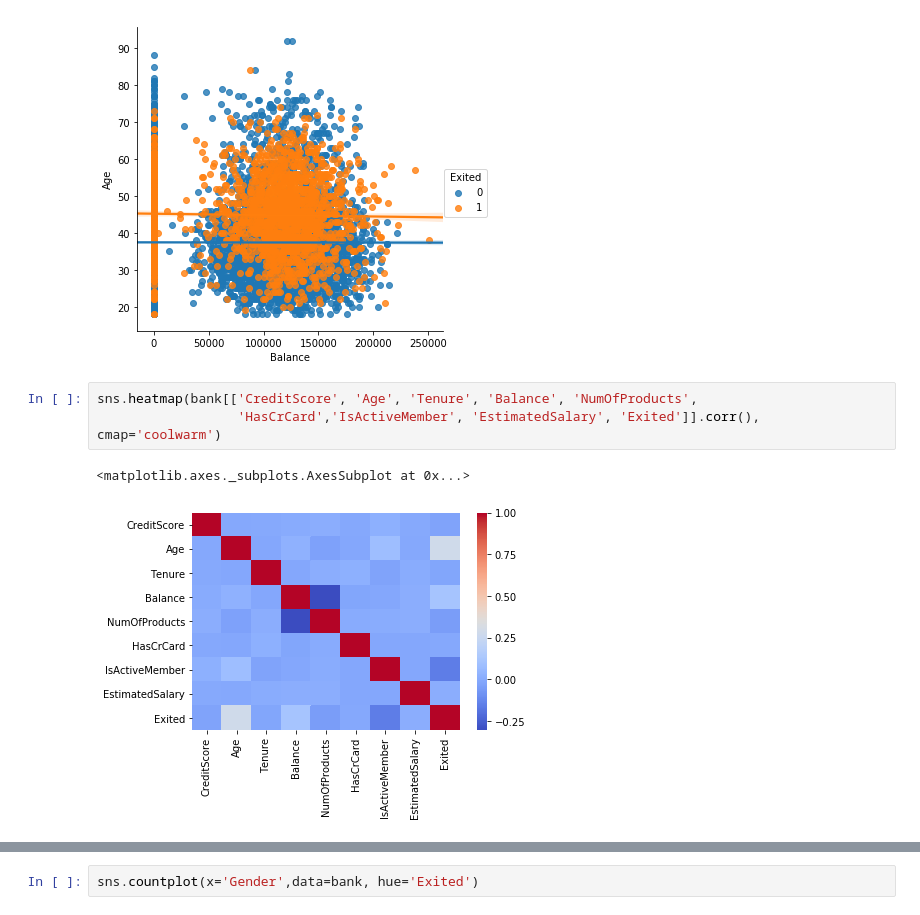
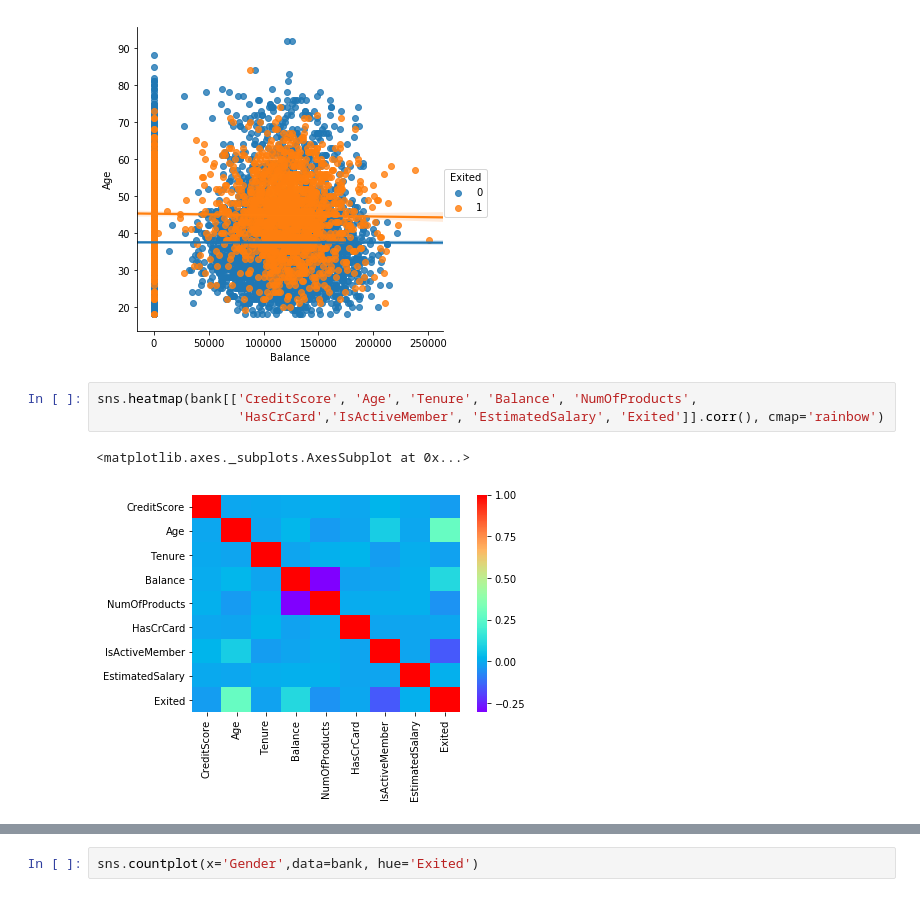
Before and after one commit to Minsifye/Portfolio, a Jupyter notebook: Bank_Churn_Model.ipynb, the cells around one changed output, grey strips where cells are left out. Cells and saved outputs as stored; diff of their text form.

```diff
--- a/Bank_Churn_Model.ipynb
+++ b/Bank_Churn_Model.ipynb
@@ -108,7 +121,7 @@ sns.lmplot(x="Balance", y="Age", hue="Exited", data=bank )
 [figure]
 # %%
 sns.heatmap(bank[['CreditScore', 'Age', 'Tenure', 'Balance', 'NumOfProducts',
-                  'HasCrCard','IsActiveMember', 'EstimatedSalary', 'Exited']].corr(), cmap='coolwarm')
+                  'HasCrCard','IsActiveMember', 'EstimatedSalary', 'Exited']].corr(), cmap='rainbow')
 # %% [output]
 <matplotlib.axes._subplots.AxesSubplot at 0x...>
-[figure, old version]
+[figure, new version]
```
Also changed, not shown: parts of 26 cells of this notebook.
